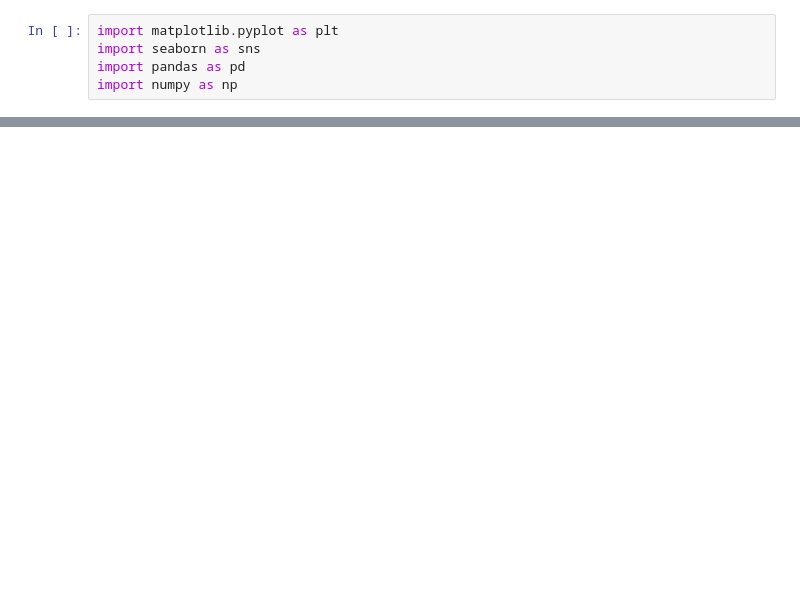
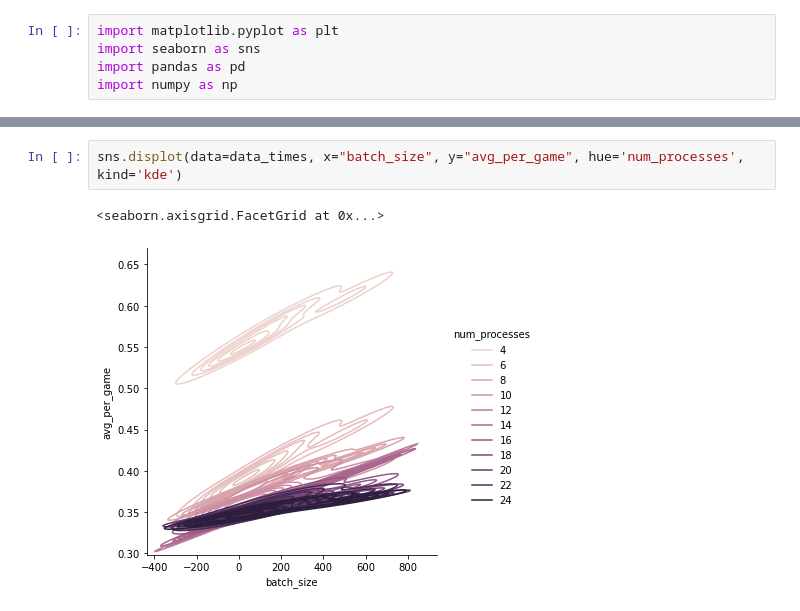
Before and after one commit to KostasKv/Minesweeper-with-AI, a Jupyter notebook: data/Batch size & processes count.ipynb, the cells around one changed output, grey strips where cells are left out. Saved outputs shown, nothing was run; the diff lists cells and outputs as text; blank space fills up the shorter version.

```diff
--- a/data/Batch size & processes count.ipynb
+++ b/data/Batch size & processes count.ipynb
@@ -55,0 +103,5 @@ other_data
+# %%
+sns.displot(data=data_times, x="batch_size", y="avg_per_game", hue='num_processes', kind='kde')
+# %% [output]
+<seaborn.axisgrid.FacetGrid at 0x...>
+[figure, added]
```
Also changed, not shown: parts of 21 cells of this notebook.
